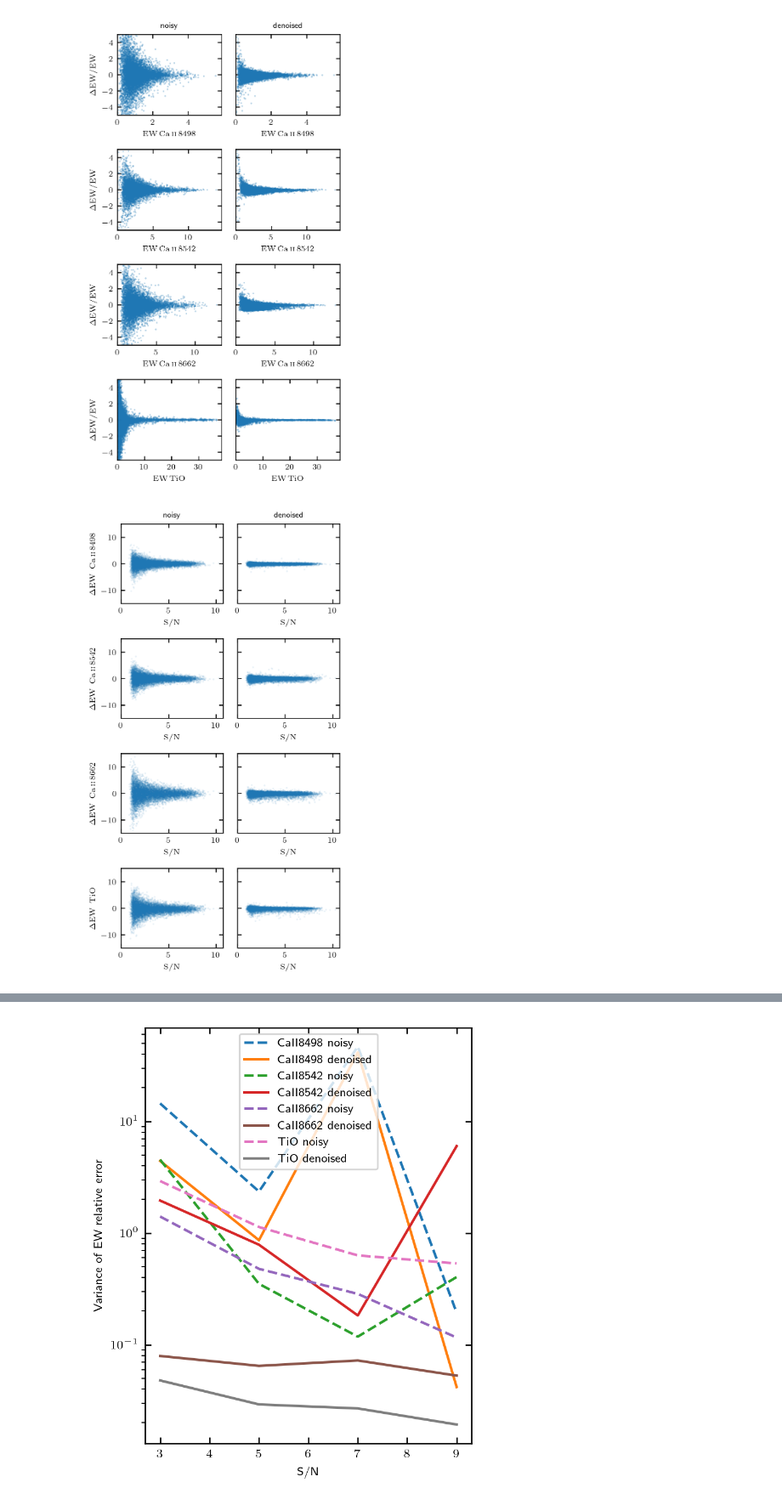
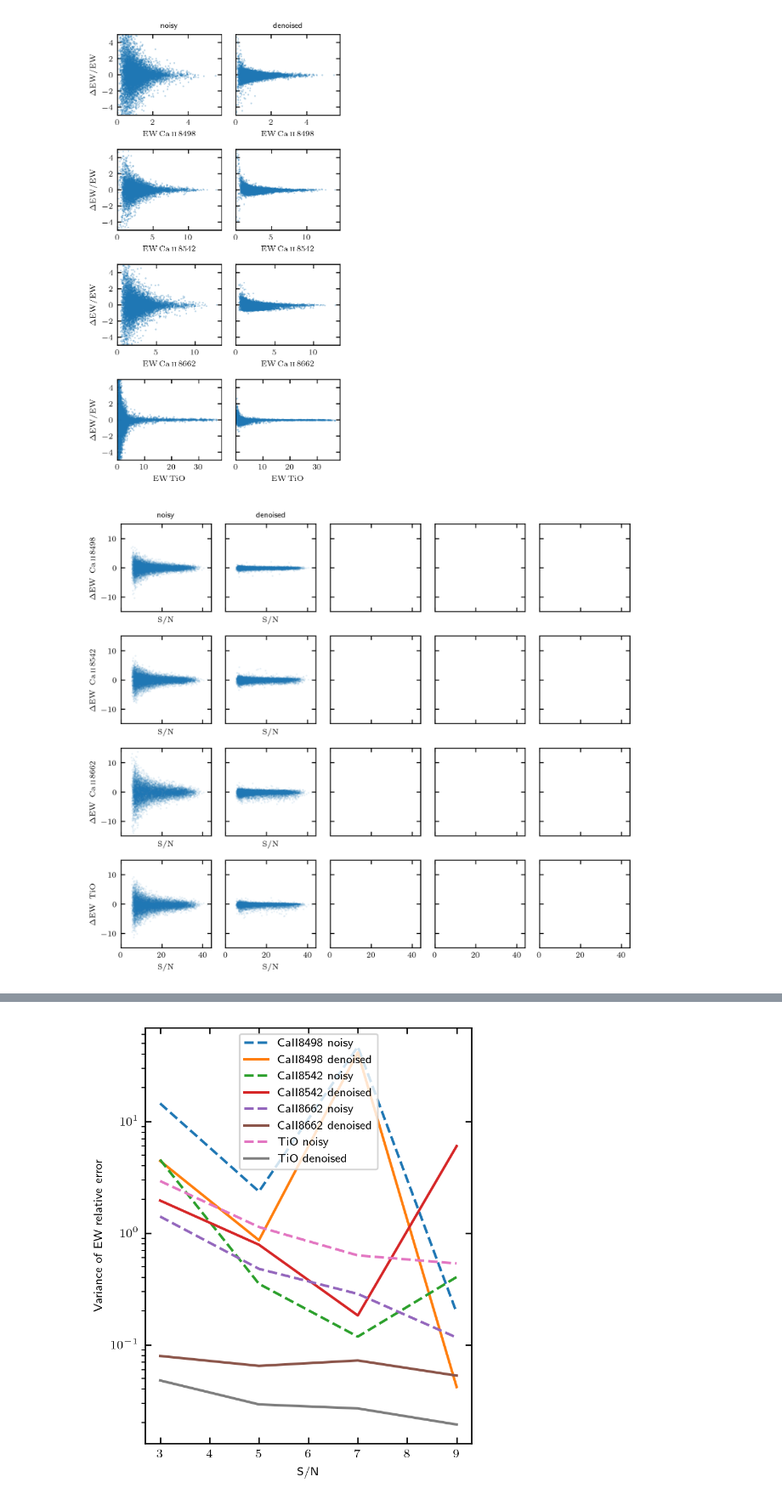
Before and after one commit to dobos/BlindspotDenoiser-paper, a Jupyter notebook: nb/ew.ipynb, the cells around one changed output, grey strips where cells are left out. Shown at 85% size. Drawn from its saved outputs; the diff is of its cells as text; code cells hidden in the pictures.

Commit message:
Tons of updates to the plots and some to the text.

```diff
--- a/nb/ew.ipynb
+++ b/nb/ew.ipynb
@@ -170,0 +357,3 @@ np.where(m)
+# %%
+snr_median = np.nanmedian(snr, axis=1)
+snr_median.shape
@@ -308,8 +520,10 @@ EW_DEF
 # i = 42      # Solar metallicity cool dwarf
 # i = 133     # G dwarf, solar metallicity
 # i = 2696
-i = 4141
+# i = 4141
 # i = 336
+
+i = 29004
 # %%
 fig, ax = plt.subplots(2, 1, figsize=(8.2, 4), dpi=240, sharex='col', sharey='row',
                          gridspec_kw={'hspace': 0.1, 'wspace': 0.06})
@@ -608,13 +869,16 @@ fig.savefig(f'../figs/fig_rmse_hist.pdf', bbox_inches='tight')
 # Calculate the EWs for all stars
 # %%
 buffer = 5
-ew_defs = ['CaII8498', 'CaII8542', 'CaII8662', 'TiO']
+ew_defs = EW_DEF.keys()
 
 ew_clean = defaultdict(list)
 ew_noisy = defaultdict(list)
 ew_denoised = defaultdict(list)
+ew_unet = defaultdict(list)
+ew_pca = defaultdict(list)
+ew_sg = defaultdict(list)
 
-for i in tqdm(range(5)):
+for i in tqdm(range(N)):
     for ewd in ew_defs:
         ew_def = EW_DEF[ewd]
 
@@ -632,3 +896,15 @@ for i in tqdm(range(5)):
         f[wave_mask] = denoised['denoised'][i, :]
         ew_denoised[ewd].append(
             calculate_ew(w[m], f[m], ew_def['wave_line'], ew_def['wave_c1'], ew_def['wave_c2']))
+
+        f[wave_mask] = cleaned['denoised'][i, :]
+        ew_unet[ewd].append(
+            calculate_ew(w[m], f[m], ew_def['wave_line'], ew_def['wave_c1'], ew_def['wave_c2']))
+
+        f[wave_mask] = flux_pca_recon[i, :]
+        ew_pca[ewd].append(
+            calculate_ew(w[m], f[m], ew_def['wave_line'], ew_def['wave_c1'], ew_def['wave_c2']))
+
+        f[wave_mask] = flux_sg_recon[i, :]
+        ew_sg[ewd].append(
+            calculate_ew(w[m], f[m], ew_def['wave_line'], ew_def['wave_c1'], ew_def['wave_c2']))
@@ -723,0 +911,12 @@ df_ew
+# %%
+name = ['clean', 'noisy', 'denoised', 'unet', 'pca', 'sg']
+ew_all = [ew_clean, ew_noisy, ew_denoised, ew_unet, ew_pca, ew_sg]
+
+ew_dict = {}
+for ewd in ew_defs:
+    for n, e in zip(name, ew_all):
+        ew_dict[f'{ewd}_{n}'] = e[ewd]
+
+df_ew = pd.DataFrame(ew_dict)
+
+df_ew
@@ -806,7 +1019,7 @@ fig.savefig('../figs/fig_ew_rel_error.pdf')
 # %% [output]
 [figure]
 # %%
-fig, axes = plt.subplots(4, 2, figsize=(3.4, 6), sharey='row', dpi=240)
+fig, axes = plt.subplots(4, 5, figsize=(7, 6), sharey='row', sharex=True, dpi=240)
 
 for ewd, ax in zip(
     ['CaII8498', 'CaII8542', 'CaII8662', 'TiO'],
@@ -815,33 +1028,33 @@ for ewd, ax in zip(
     # ax[0].plot(df_ew['CaII8498_clean'], df_ew['CaII8498_denoised'], '.', ms=1)
     # ax[0].plot([-2, 5], [-2, 5], 'k--')
 
-    ax[0].plot(denoised['snr0'][:n_items], df_ew[f'{ewd}_noisy'] - df_ew[f'{ewd}_clean'], '.',
+    ax[0].plot(snr_median[:N], df_ew[f'{ewd}_noisy'] - df_ew[f'{ewd}_clean'], '.',
                ms=1, alpha=0.1, rasterized=True)
     # ax[0].plot([-2, 5], [-2, 5], 'k--')
 
     ax[0].set_xlim(0, None)
     ax[0].set_xlabel(f'$\\mathrm{{S}}/\\mathrm{{N}}$', fontsize=7)
     ax[0].set_ylabel(f'$\Delta \mathrm{{EW}}\\,\\,\\,{EW_DEF[ewd]["latex"]}$', fontsize=7)
 
     ### ### ### ###
 
-    ax[1].plot(denoised['snr0'][:n_items], df_ew[f'{ewd}_denoised'] - df_ew[f'{ewd}_clean'], '.',
+    ax[1].plot(snr_median[:N], df_ew[f'{ewd}_denoised'] - df_ew[f'{ewd}_clean'], '.',
                ms=1, alpha=0.1, rasterized=True)
     # ax[1].plot([-2, 5], [-2, 5], 'k--')
 
     ax[1].set_xlim(0, None)
     ax[1].set_xlabel(f'$\\mathrm{{S}}/\\mathrm{{N}}$', fontsize=7)
 
 for ax in axes.flatten():
     ax.tick_params(direction='in', top=True, right=True, labelsize=7)
     ax.set_ylim(-15, 15)
 
 axes[0, 0].set_title('noisy', fontsize=7)
 axes[0, 1].set_title('denoised', fontsize=7)
 
 fig.tight_layout()
 fig.align_ylabels()
 
 fig.savefig('../figs/fig_ew_error_snr.pdf')
 # %% [output]
-[figure, old version]
+[figure, new version]
```
Also changed, not shown: parts of 45 cells of this notebook, 41 other files.
